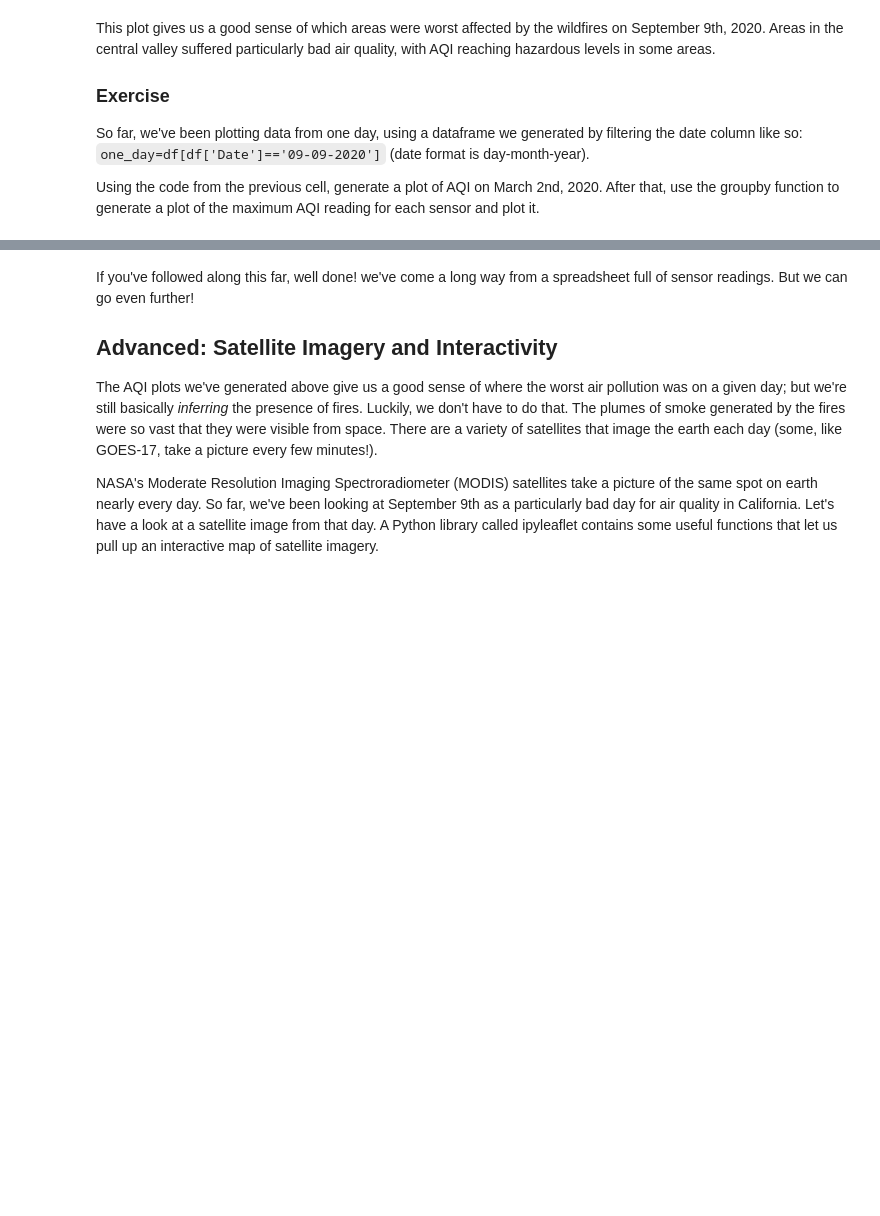
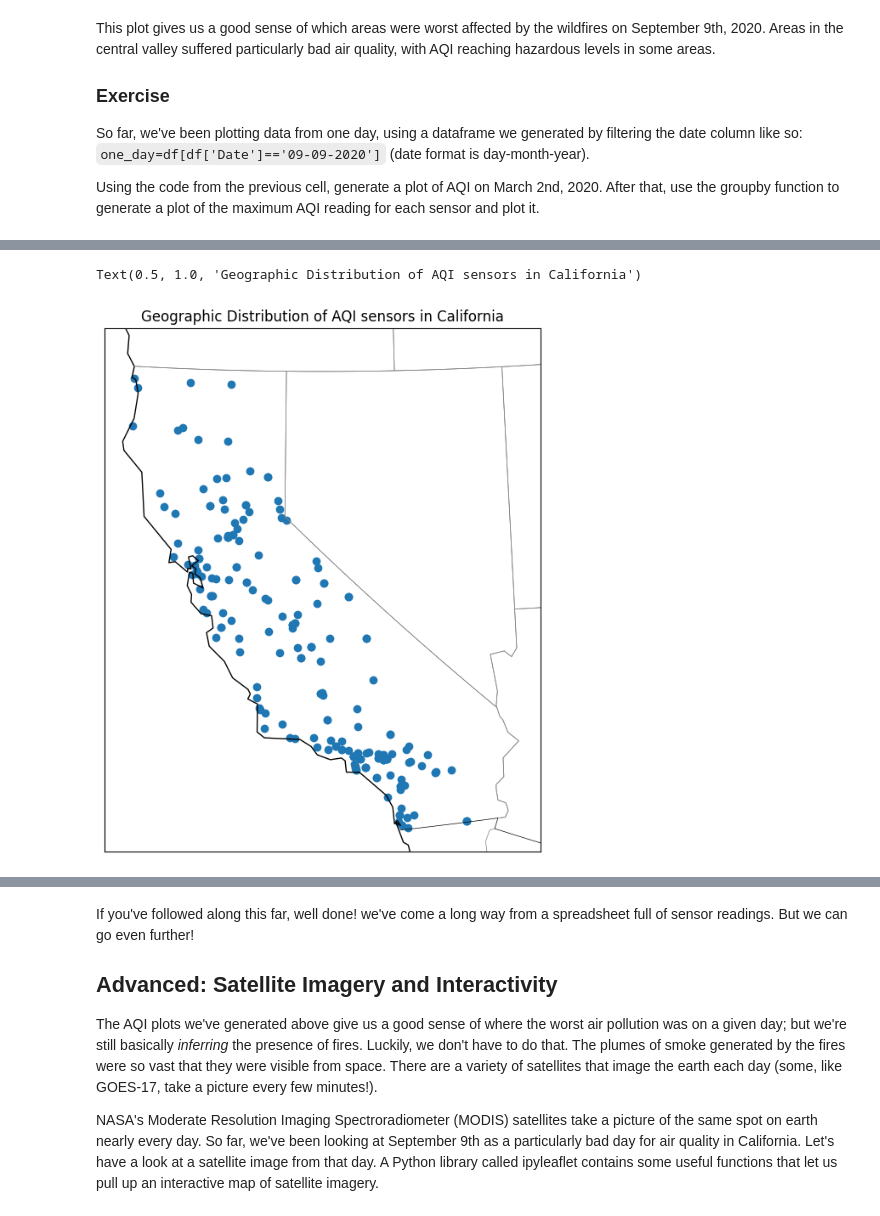
Before and after one commit to khou128/QM2, a Jupyter notebook: notebooks/W03. Spatial Data.ipynb, the cells around one changed output, grey strips where cells are left out. Saved outputs shown, nothing was run; the diff lists cells and outputs as text; code cells hidden in the pictures; blank space fills up the shorter version.

```diff
--- a/notebooks/W03. Spatial Data.ipynb
+++ b/notebooks/W03. Spatial Data.ipynb
@@ -448,0 +468,25 @@ Using the code from the previous cell, generate a plot of AQI on March 2nd, 2020
+# %%
+# import Basemap library
+from mpl_toolkits.basemap import Basemap
+
+# create a basemap, call it 'map'
+map = Basemap(projection='lcc', resolution='l', # this selects the projection of the map.
+            lat_0=37.5, lon_0=-119, # this sets the center of the map
+            width=1E6, height=1.2E6) # this sets the window that we're looking at, in meters.
+
+# We can add features to our blank basemap, including coastlines, as well as state and country boundaries.
+map.drawcoastlines(color='black')
+map.drawcountries(color='black')
+map.drawstates(color='gray')
+
+# Finally, we add in our AQI sensor data on top of the basemap.
+map.scatter(
+    another_day['longitude'],
+    another_day['latitude'],
+    latlon=True)
+
+# as always, title your figure
+plt.title("Geographic Distribution of AQI sensors in California")
+# %% [output]
+Text(0.5, 1.0, 'Geographic Distribution of AQI sensors in California')
+[figure, added]
```
Also changed, not shown: parts of 8 cells of this notebook.
